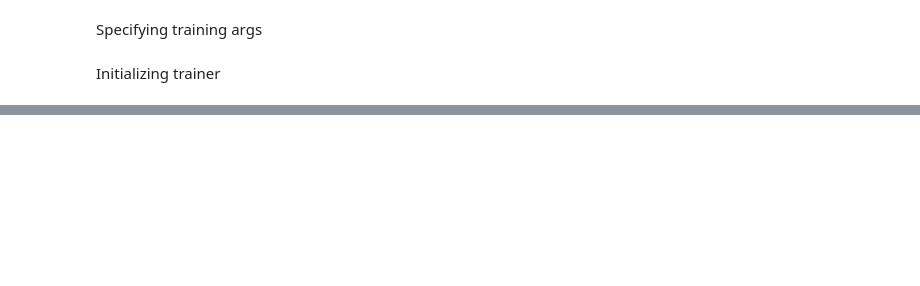
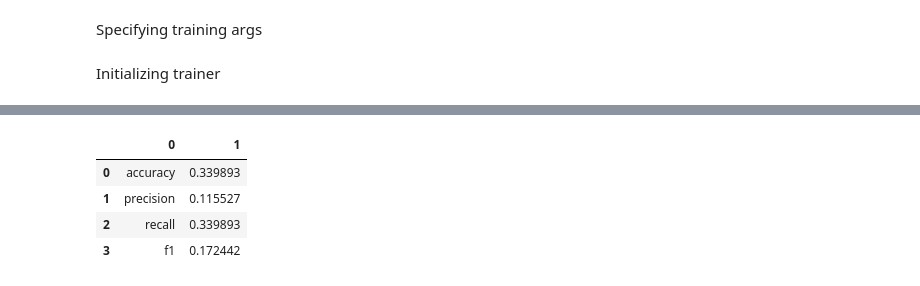
Before and after one commit to jorgenhw/NLP_exam_2023, a Jupyter notebook: nbs/finetune.ipynb, the cells around one changed output, grey strips where cells are left out. Cells and saved outputs as stored; diff of their text form; code cells hidden in the pictures; blank space fills up the shorter version.

```diff
--- a/nbs/finetune.ipynb
+++ b/nbs/finetune.ipynb
@@ -123,0 +163,4 @@ You should probably TRAIN this model on a down-stream task to be able to use it
+# %%
+#train test split of the pandas dataframe
+from sklearn.model_selection import train_test_split
+train_df, test_df = train_test_split(dataset_pd, test_size=0.2, random_state=42)
@@ -167,0 +449,11 @@ TrainOutput(global_step=804, training_loss=1.0959507956433652, metrics={'train_r
+# %%
+dfdf_metrics_val = pd.DataFrame(metrics_val.items())
+df_metrics_test = pd.DataFrame(metrics_test.items())
+# %%
+dfdf_metrics_val
+# %% [output]
+|  | 0 | 1 |
+| 0 | accuracy | 0.339893 |
+| 1 | precision | 0.115527 |
+| 2 | recall | 0.339893 |
+| 3 | f1 | 0.172442 |
```
Also changed, not shown: parts of 17 cells of this notebook, 1 other file.
